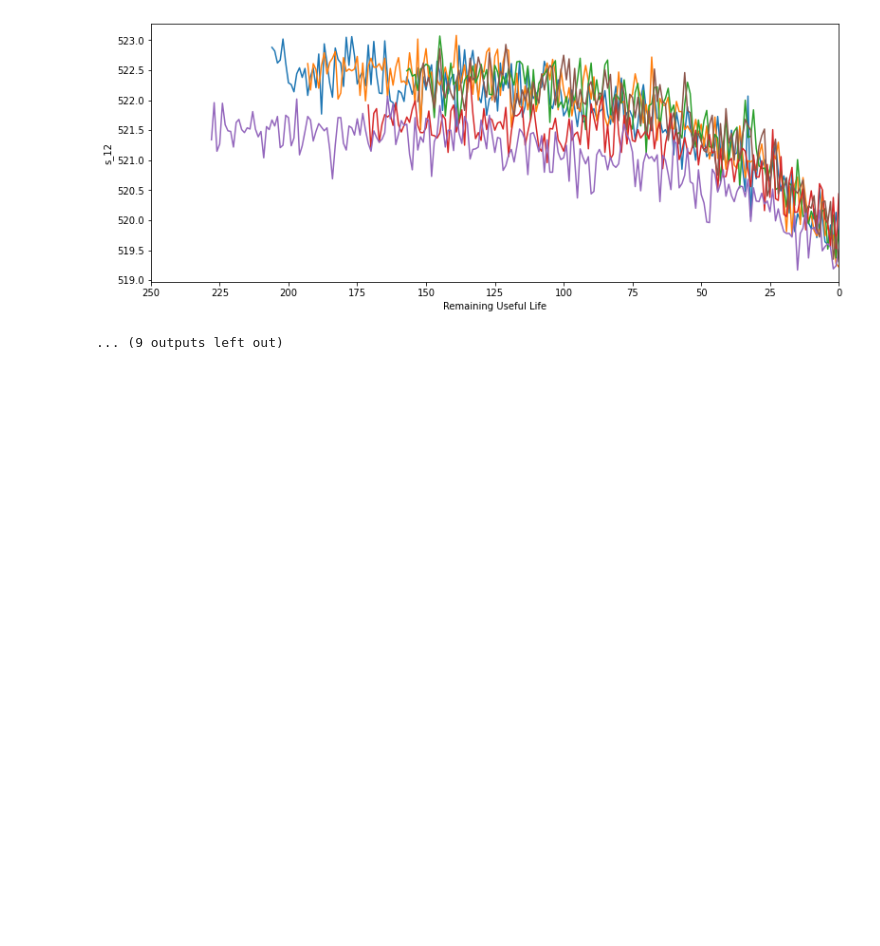
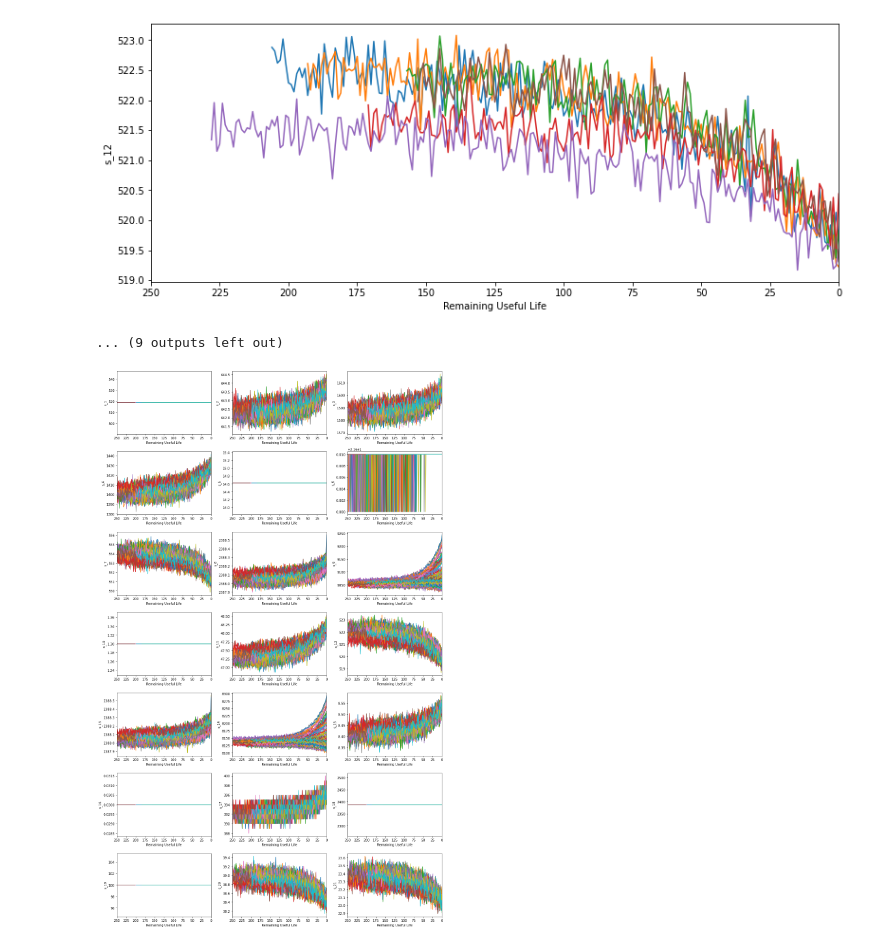
Before and after one commit to ben7pram/ddm-fl-project-2023, a Jupyter notebook: notebooks/CMAPSS - Centralized.ipynb, the cells around one changed output. Saved outputs shown, nothing was run; the diff lists cells and outputs as text; code cells hidden in the pictures; blank space fills up the shorter version.

```diff
--- a/notebooks/Value of a generic data exchange based data marketplace using Federated Learning - Exploratory Data Analysis.ipynb
+++ b/notebooks/CMAPSS - Centralized.ipynb
@@ -67,7 +56,7 @@ import seaborn as sns;
 # CMAPSS FD001 DataSet
 # %%
 # define filepath to read data
-dir_path = './data/'
+dir_path = '../data/'
 
 # define column names for easy indexing
 index_names = ['unit_nr', 'time_cycles']
@@ -333,3 +233,22 @@ for sensor_name in sensor_names:
 [figure]
 [figure]
 ... (9 outputs left out)
+# %%
+fig, axs = plt.subplots(nrows=7, ncols=3, figsize=(15, 24))
+
+for i, sensor_name in enumerate(sensor_names):
+    row = i // 3
+    col = i % 3
+    ax = axs[row, col]
+    for j in train['unit_nr'].unique():
+        #if (j % 10 == 0):
+            ax.plot('RUL', sensor_name, data=train[train['unit_nr']==j])
+    ax.set_xlim(250, 0)
+    ax.set_xticks(np.arange(0, 275, 25))
+    ax.set_ylabel(sensor_name)
+    ax.set_xlabel('Remaining Useful Life')
+
+plt.tight_layout()
+plt.show()
+# %% [output]
+[figure, added]
```
Also changed, not shown: parts of 10 cells of this notebook, 1 other file.
